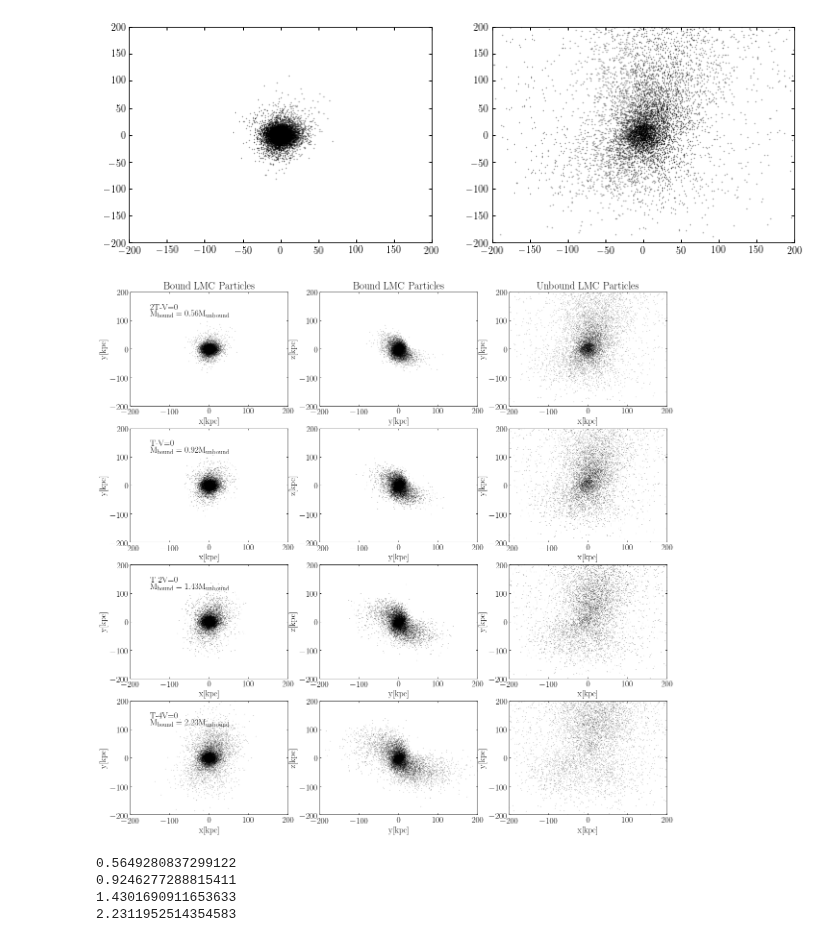
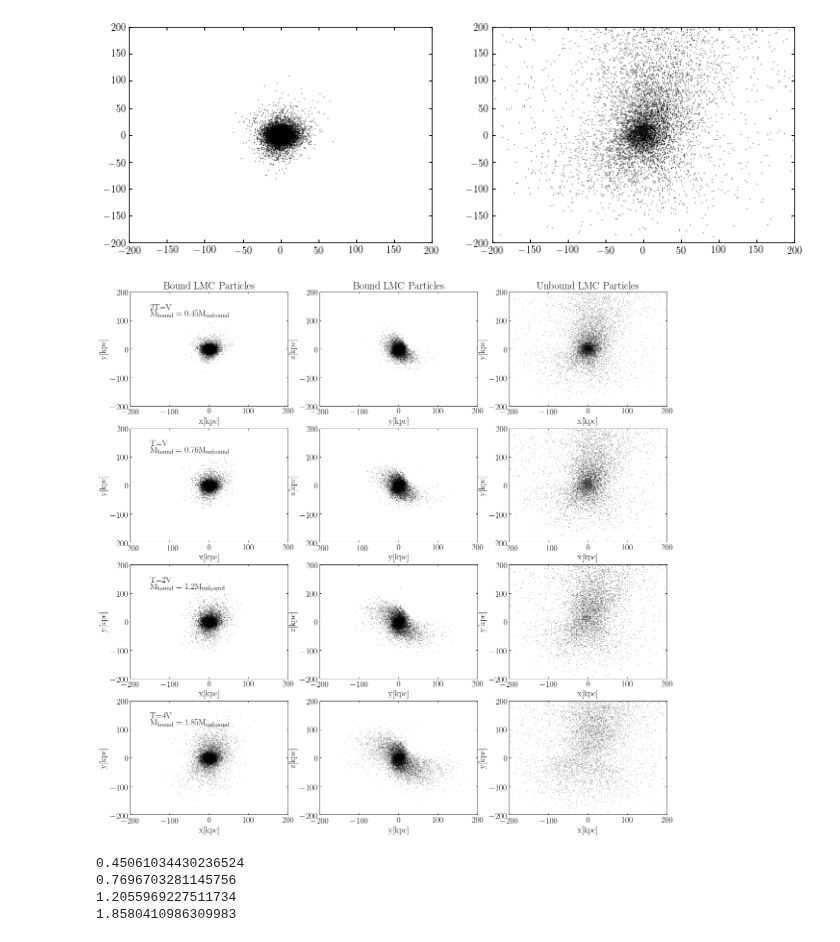
Before and after one commit to jngaravitoc/MW-LMC-SCF, a Jupyter notebook: code/LMC_BFE.ipynb, the cells around one changed output. Cells and saved outputs as stored; diff of their text form; code cells hidden in the pictures.

Commit message:
bound particles computed and snapshots written

```diff
--- a/code/LMC_BFE.ipynb
+++ b/code/LMC_BFE.ipynb
@@ -61,7 +61,8 @@ pos_lmc, vel_lmc, ids_lmc, pot_lmc = reading_snapshots.sat_particles(mwlmc_pos,
 rand_particles=random_1e6_partiles=np.random.randint(0, len(ids_lmc), 1000000)
 rand_particles_test=random_1e4_partiles=np.random.randint(0, len(ids_lmc), 10000)
 # %%
-LMC_mass = np.sum(np.ones(15000000)*mwlmc_mass[0])
+lmc_pmass_all = 1.1996922e-06
+LMC_mass = np.sum(np.ones(15000000)*lmc_pmass_all)
 LMC_pmass = LMC_mass/1E6
-LMC_pmass
+print(LMC_mass, LMC_pmass)
 # %% [output]
@@ -239,8 +239,8 @@ xlim(-200, 200)
 ylim(-200, 200)
 xlabel('x[kpc]')
 ylabel('y[kpc]')
-text(-150, 140, '2T-V=0')
-text(-150, 110, r'$\rm{M_{bound}}=0.56 \rm{M_{unbound}}$')
+text(-150, 140, '2T=V')
+text(-150, 110, r'$\rm{M_{bound}}=0.45 \rm{M_{unbound}}$')
 
 subplot(4, 3, 2)
 title('Bound LMC Particles')
@@ -266,8 +266,8 @@ xlim(-200, 200)
 ylim(-200, 200)
 xlabel('x[kpc]')
 ylabel('y[kpc]')
-text(-150, 140, 'T-V=0')
-text(-150, 110, r'$\rm{M_{bound}}=0.92 \rm{M_{unbound}}$')
+text(-150, 140, 'T=V')
+text(-150, 110, r'$\rm{M_{bound}}=0.76 \rm{M_{unbound}}$')
 
 subplot(4, 3, 5)
 scatter(pos_lmc_com[lmc_bound2][0:10000,1], pos_lmc_com[lmc_bound2][0:10000,2], c='k', s=0.1, alpha=0.5)
@@ -290,8 +290,8 @@ xlim(-200, 200)
 ylim(-200, 200)
 xlabel('x[kpc]')
 ylabel('y[kpc]')
-text(-150, 140, 'T-2V=0')
-text(-150, 110, r'$\rm{M_{bound}}=1.43 \rm{M_{unbound}}$')
+text(-150, 140, 'T=2V')
+text(-150, 110, r'$\rm{M_{bound}}=1.2 \rm{M_{unbound}}$')
 
 subplot(4, 3, 8)
 scatter(pos_lmc_com[lmc_bound3][0:10000,1], pos_lmc_com[lmc_bound3][0:10000,2], c='k', s=0.1, alpha=0.5)
@@ -305,36 +305,36 @@ scatter(pos_lmc_com[lmc_unbound3][0:10000,0], pos_lmc_com[lmc_unbound3][0:10000,
 xlim(-200, 200)
 ylim(-200, 200)
 xlabel('x[kpc]')
 ylabel('y[kpc]')
 
 
 subplot(4, 3, 10)
 scatter(pos_lmc_com[lmc_bound5][0:10000,0], pos_lmc_com[lmc_bound5][0:10000,1], c='k', s=0.1, alpha=0.5)
 xlim(-200, 200)
 ylim(-200, 200)
 xlabel('x[kpc]')
 ylabel('y[kpc]')
-text(-150, 140, 'T-4V=0')
-text(-150, 110, r'$\rm{M_{bound}}=2.23 \rm{M_{unbound}}$')
+text(-150, 140, 'T=4V')
+text(-150, 110, r'$\rm{M_{bound}}=1.85 \rm{M_{unbound}}$')
 
 subplot(4, 3, 11)
 scatter(pos_lmc_com[lmc_bound5][0:10000,1], pos_lmc_com[lmc_bound5][0:10000,2], c='k', s=0.1, alpha=0.5)
 xlim(-200, 200)
 ylim(-200, 200)
 xlabel('y[kpc]')
 ylabel('z[kpc]')
 
 subplot(4, 3, 12)
 scatter(pos_lmc_com[lmc_unbound5][0:10000,0], pos_lmc_com[lmc_unbound5][0:10000,1], c='k', s=0.1, alpha=0.5)
 xlim(-200, 200)
 ylim(-200, 200)
 xlabel('x[kpc]')
 ylabel('y[kpc]')
 
 
 savefig('LMC_bound_particles.png', bbox_inches='tight')
 # %% [output]
-[figure, old version]
+[figure, new version]
 # %%
 ## Fraction of mass of the bound and unbound partiles:
 
@@ -343,7 +343,7 @@ print((len(lmc_bound2)/len(lmc_unbound2)))
 print((len(lmc_bound3)/len(lmc_unbound3)))
 print((len(lmc_bound5)/len(lmc_unbound5)))
 # %% [output]
-0.5649280837299122
-0.9246277288815411
-1.4301690911653633
-2.2311952514354583
+0.45061034430236524
+0.7696703281145756
+1.2055969227511734
+1.8580410986309983
```
Also changed, not shown: parts of 30 cells of this notebook.
